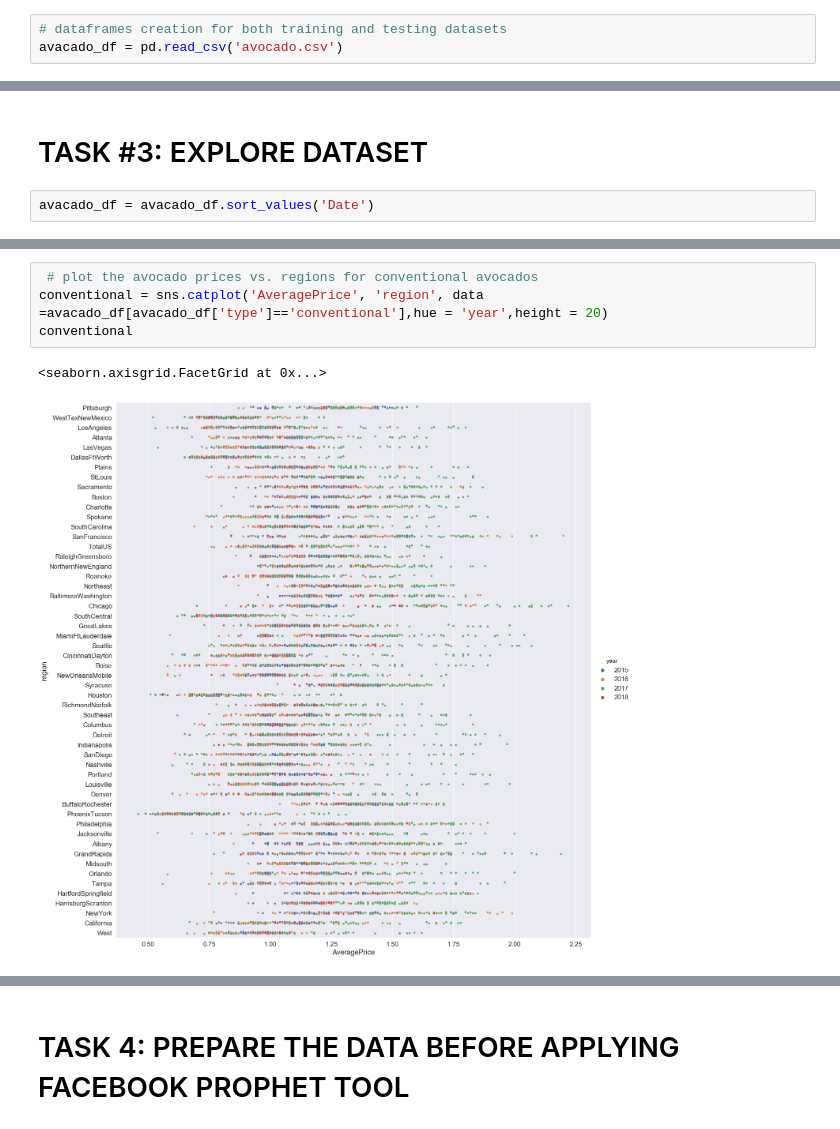
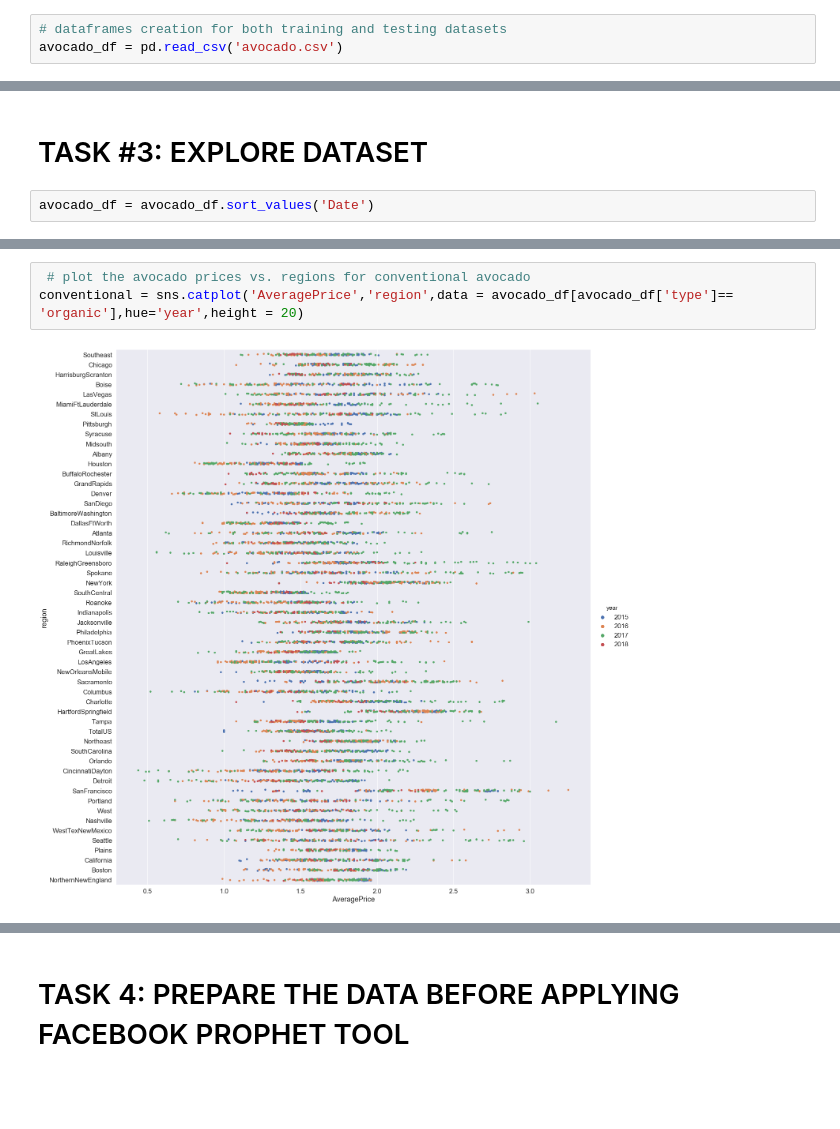
Before and after one commit to rajneesh231/Predicting-Product-Prices-FbProphet, a Jupyter notebook: Predict Future Prices Using Facebook Prophet.ipynb, the cells around one changed output, grey strips where cells are left out. Cells and saved outputs as stored; diff of their text form; blank space fills up the shorter version.

```diff
--- a/Predict Future Prices Using Facebook Prophet.ipynb
+++ b/Predict Future Prices Using Facebook Prophet.ipynb
@@ -27,7 +25,7 @@ from fbprophet import Prophet
 Importing plotly failed. Interactive plots will not work.
 # %%
 # dataframes creation for both training and testing datasets
-avacado_df = pd.read_csv('avocado.csv')
+avocado_df = pd.read_csv('avocado.csv')
 # %% [markdown]
 
 - Date: The date of the observation
@@ -111,7 +110,7 @@ dtype: int64
 # %% [markdown]
 # TASK #3: EXPLORE DATASET
 # %%
-avacado_df = avacado_df.sort_values('Date')
+avocado_df = avocado_df.sort_values('Date')
 # %%
 # Plot date and average price
 plt.figure(figsize=(10,10))
@@ -156,11 +155,9 @@ plt.xticks(rotation = 45)
 (array([0, 1, 2, 3]), <a list of 4 Text xticklabel objects>)
 [figure]
 # %%
- # plot the avocado prices vs. regions for conventional avocados
-conventional = sns.catplot('AveragePrice', 'region', data =avacado_df[avacado_df['type']=='conventional'],hue = 'year',height = 20)
-conventional
+ # plot the avocado prices vs. regions for conventional avocado
+conventional = sns.catplot('AveragePrice','region',data = avocado_df[avocado_df['type']== 'organic'],hue='year',height = 20)
 # %% [output]
-<seaborn.axisgrid.FacetGrid at 0x...>
-[figure, old version]
+[figure, new version]
 # %%
   # plot the avocado prices vs. regions for organic avocados
```
Also changed, not shown: parts of 33 cells of this notebook, 1 other file.
